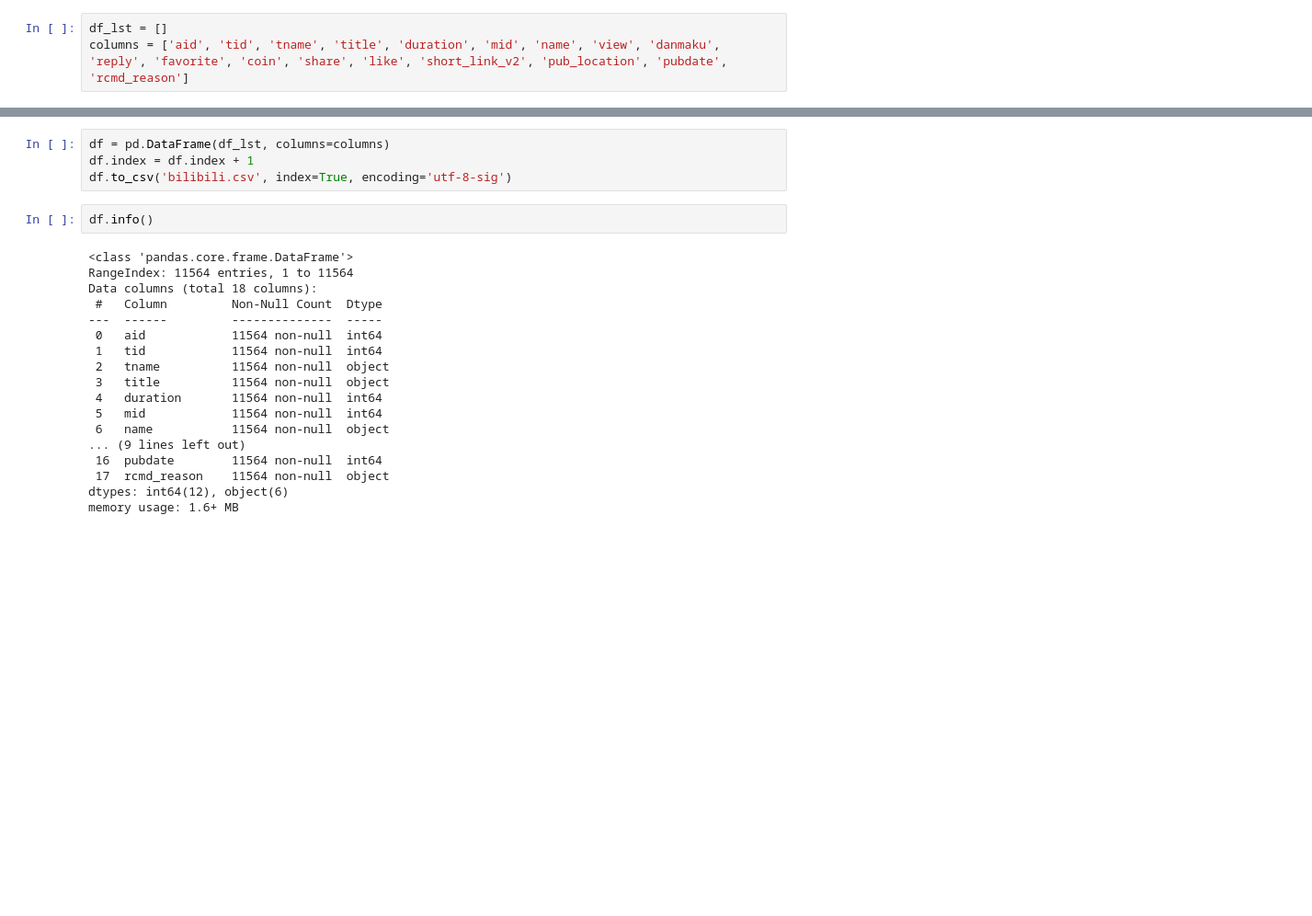
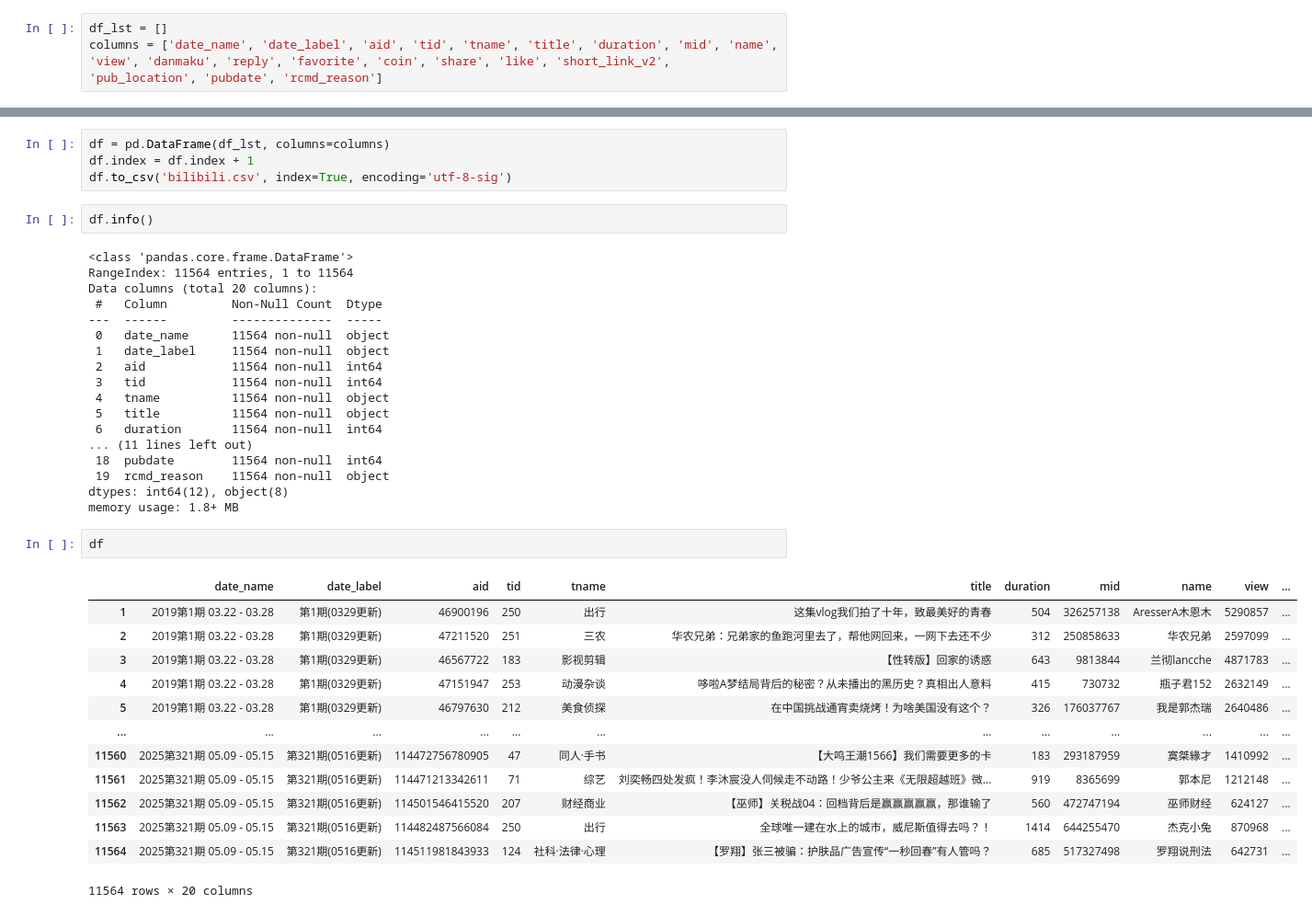
Before and after one commit to YifeiShi0076/bilibili_popular, a Jupyter notebook: weekly.ipynb, the cells around one changed output, grey strips where cells are left out. Shown at 92% size. Saved outputs shown, nothing was run; the diff lists cells and outputs as text; blank space fills up the shorter version.

```diff
--- a/weekly.ipynb
+++ b/weekly.ipynb
@@ -4,3 +7,3 @@ import requests
 # %%
 df_lst = []
-columns = ['aid', 'tid', 'tname', 'title', 'duration', 'mid', 'name', 'view', 'danmaku', 'reply', 'favorite', 'coin', 'share', 'like', 'short_link_v2', 'pub_location', 'pubdate', 'rcmd_reason']
+columns = ['date_name', 'date_label', 'aid', 'tid', 'tname', 'title', 'duration', 'mid', 'name', 'view', 'danmaku', 'reply', 'favorite', 'coin', 'share', 'like', 'short_link_v2', 'pub_location', 'pubdate', 'rcmd_reason']
@@ -65,18 +157,34 @@ df.info()
 # %% [output]
 <class 'pandas.core.frame.DataFrame'>
 RangeIndex: 11564 entries, 1 to 11564
-Data columns (total 18 columns):
+Data columns (total 20 columns):
  #   Column         Non-Null Count  Dtype
 ---  ------         --------------  -----
- 0   aid            11564 non-null  int64
- 1   tid            11564 non-null  int64
- 2   tname          11564 non-null  object
- 3   title          11564 non-null  object
- 4   duration       11564 non-null  int64
- 5   mid            11564 non-null  int64
- 6   name           11564 non-null  object
-... (9 lines left out)
- 16  pubdate        11564 non-null  int64
- 17  rcmd_reason    11564 non-null  object
-dtypes: int64(12), object(6)
-memory usage: 1.6+ MB
+ 0   date_name      11564 non-null  object
+ 1   date_label     11564 non-null  object
+ 2   aid            11564 non-null  int64
+ 3   tid            11564 non-null  int64
+ 4   tname          11564 non-null  object
+ 5   title          11564 non-null  object
+ 6   duration       11564 non-null  int64
+... (11 lines left out)
+ 18  pubdate        11564 non-null  int64
+ 19  rcmd_reason    11564 non-null  object
+dtypes: int64(12), object(8)
+memory usage: 1.8+ MB
+# %%
+df
+# %% [output]
+|  | date_name | date_label | aid | tid | tname | title | duration | mid | name | view | ... |
+| 1 | 2019第1期 03.22 - 03.28 | 第1期(0329更新) | 46900196 | 250 | 出行 | 这集vlog我们拍了十年，致最美好的青春 | 504 | 326257138 | AresserA木恩木 | 5290857 | ... |
+| 2 | 2019第1期 03.22 - 03.28 | 第1期(0329更新) | 47211520 | 251 | 三农 | 华农兄弟：兄弟家的鱼跑河里去了，帮他网回来，一网下去还不少 | 312 | 250858633 | 华农兄弟 | 2597099 | ... |
+| 3 | 2019第1期 03.22 - 03.28 | 第1期(0329更新) | 46567722 | 183 | 影视剪辑 | 【性转版】回家的诱惑 | 643 | 9813844 | 兰彻lancche | 4871783 | ... |
+| 4 | 2019第1期 03.22 - 03.28 | 第1期(0329更新) | 47151947 | 253 | 动漫杂谈 | 哆啦A梦结局背后的秘密？从未播出的黑历史？真相出人意料 | 415 | 730732 | 瓶子君152 | 2632149 | ... |
+| 5 | 2019第1期 03.22 - 03.28 | 第1期(0329更新) | 46797630 | 212 | 美食侦探 | 在中国挑战通宵卖烧烤！为啥美国没有这个？ | 326 | 176037767 | 我是郭杰瑞 | 2640486 | ... |
+| ... | ... | ... | ... | ... | ... | ... | ... | ... | ... | ... | ... |
+| 11560 | 2025第321期 05.09 - 05.15 | 第321期(0516更新) | 114472756780905 | 47 | 同人·手书 | 【大鸣王潮1566】我们需要更多的卡 | 183 | 293187959 | 寞桀緣才 | 1410992 | ... |
+| 11561 | 2025第321期 05.09 - 05.15 | 第321期(0516更新) | 114471213342611 | 71 | 综艺 | 刘奕畅四处发疯！李沐宸没人伺候走不动路！少爷公主来《无限超越班》微... | 919 | 8365699 | 郭本尼 | 1212148 | ... |
+| 11562 | 2025第321期 05.09 - 05.15 | 第321期(0516更新) | 114501546415520 | 207 | 财经商业 | 【巫师】关税战04：回档背后是赢赢赢赢赢，那谁输了 | 560 | 472747194 | 巫师财经 | 624127 | ... |
+| 11563 | 2025第321期 05.09 - 05.15 | 第321期(0516更新) | 114482487566084 | 250 | 出行 | 全球唯一建在水上的城市，威尼斯值得去吗？！ | 1414 | 644255470 | 杰克小兔 | 870968 | ... |
+| 11564 | 2025第321期 05.09 - 05.15 | 第321期(0516更新) | 114511981843933 | 124 | 社科·法律·心理 | 【罗翔】张三被骗：护肤品广告宣传“一秒回春”有人管吗？ | 685 | 517327498 | 罗翔说刑法 | 642731 | ... |
+11564 rows × 20 columns
```
Also changed, not shown: parts of 6 cells of this notebook, 1 other file.
